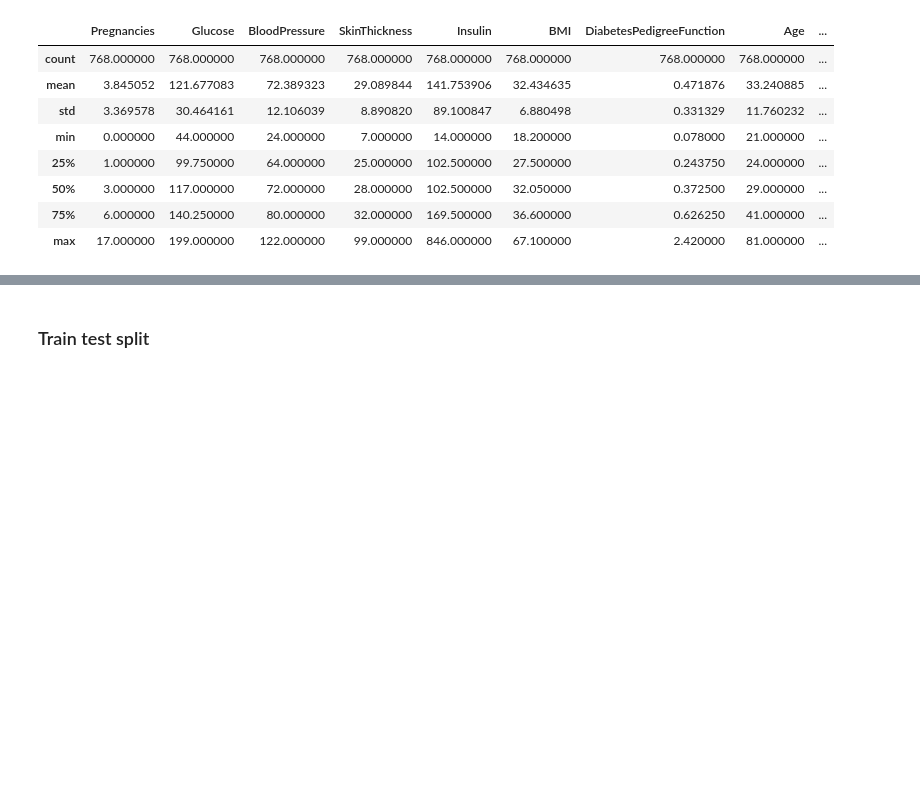
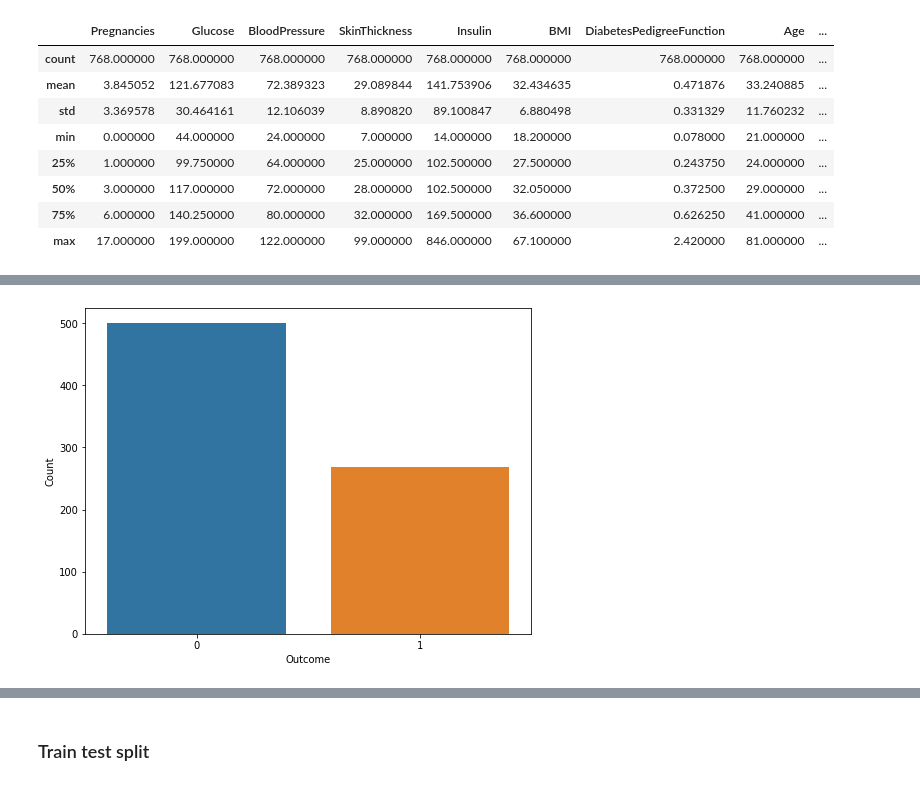
Before and after one commit to Pavansumant/pima-Diabetes-Classification-Using-Bagging, a Jupyter notebook: pima-diabetes-classification-using-bagging.ipynb, the cells around one changed output, grey strips where cells are left out. Saved outputs shown, nothing was run; the diff lists cells and outputs as text; code cells hidden in the pictures; blank space fills up the shorter version.

```diff
--- a/pima-diabetes-classification-using-bagging.ipynb
+++ b/pima-diabetes-classification-using-bagging.ipynb
@@ -49,0 +65,11 @@ There is slight imbalance in our dataset but since it is not major we will not w
+# %%
+value_counts = df.Outcome.value_counts()
+
+# Create a count plot using seaborn
+plt.figure(figsize=(8, 6))
+sns.countplot(x='Outcome', data=df, order=value_counts.index)
+plt.xlabel('Outcome')
+plt.ylabel('Count')
+plt.show()
+# %% [output]
+[figure, added]
```
Also changed, not shown: parts of 34 cells of this notebook.
